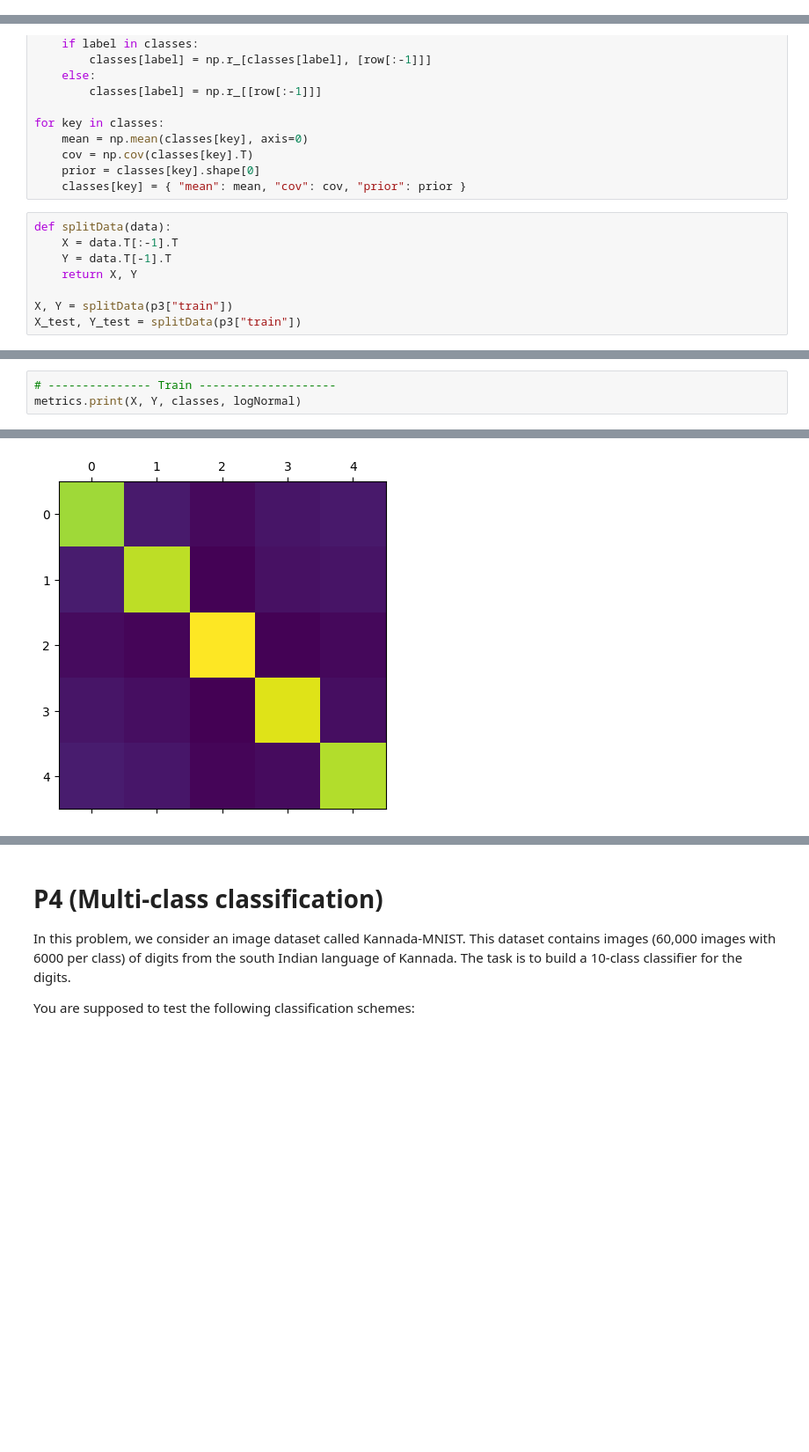
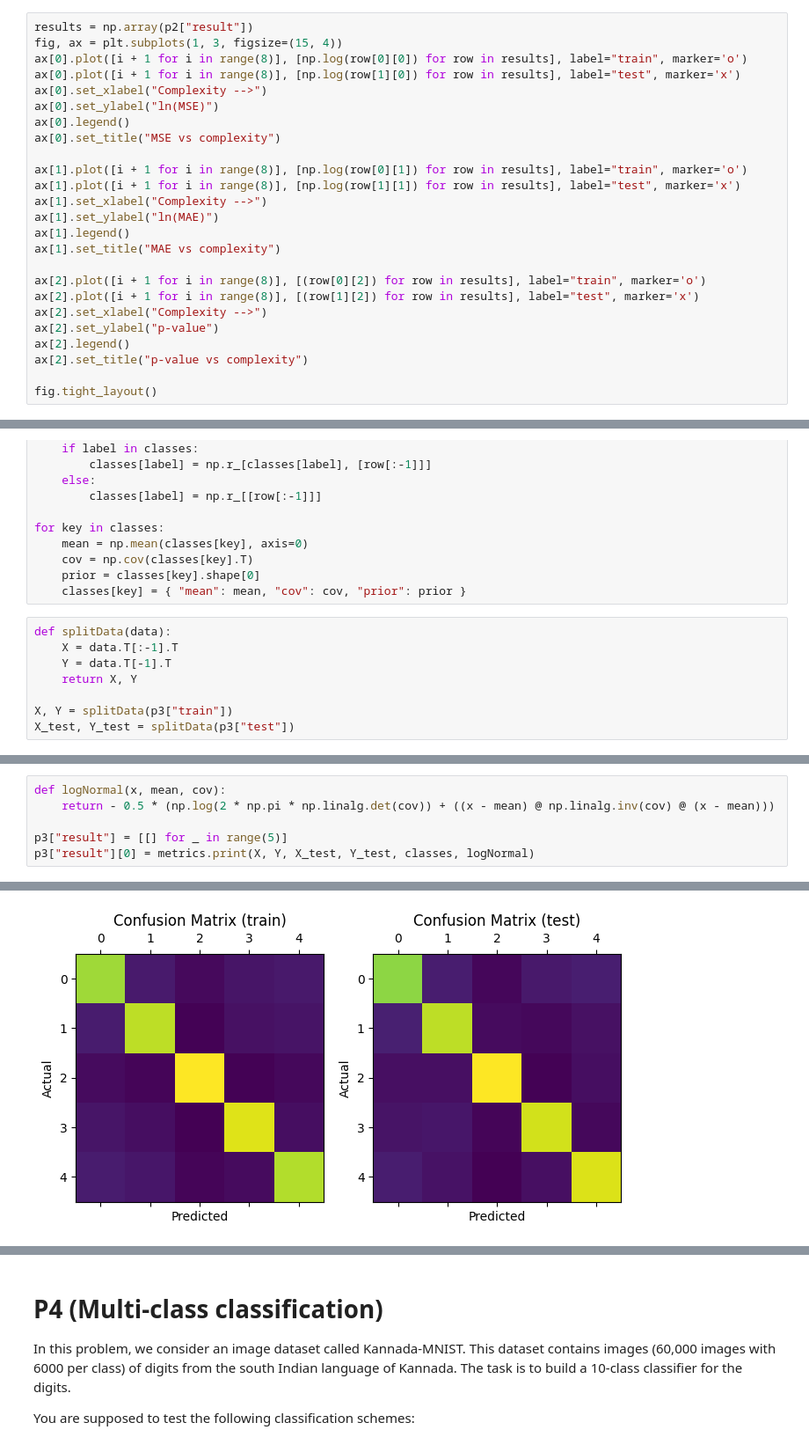
Before and after one commit to lokesh1197/PRNN-2023, a Jupyter notebook: solution.ipynb, the cells around one changed output, grey strips where cells are left out. Shown: that part at 88% size. Drawn from its saved outputs; the diff is of its cells as text; blank space fills up the shorter version.

Commit message:
p4: data handle and naive bayes

```diff
--- a/solution.ipynb
+++ b/solution.ipynb
@@ -254,0 +270,25 @@ $h_3(x) = h_2(h_2(h_2(x)))$
+# %%
+results = np.array(p2["result"])
+fig, ax = plt.subplots(1, 3, figsize=(15, 4))
+ax[0].plot([i + 1 for i in range(8)], [np.log(row[0][0]) for row in results], label="train", marker='o')
+ax[0].plot([i + 1 for i in range(8)], [np.log(row[1][0]) for row in results], label="test", marker='x')
+ax[0].set_xlabel("Complexity -->")
+ax[0].set_ylabel("ln(MSE)")
+ax[0].legend()
+ax[0].set_title("MSE vs complexity")
+
+ax[1].plot([i + 1 for i in range(8)], [np.log(row[0][1]) for row in results], label="train", marker='o')
+ax[1].plot([i + 1 for i in range(8)], [np.log(row[1][1]) for row in results], label="test", marker='x')
+ax[1].set_xlabel("Complexity -->")
+ax[1].set_ylabel("ln(MAE)")
+ax[1].legend()
+ax[1].set_title("MAE vs complexity")
+
+ax[2].plot([i + 1 for i in range(8)], [(row[0][2]) for row in results], label="train", marker='o')
+ax[2].plot([i + 1 for i in range(8)], [(row[1][2]) for row in results], label="test", marker='x')
+ax[2].set_xlabel("Complexity -->")
+ax[2].set_ylabel("p-value")
+ax[2].legend()
+ax[2].set_title("p-value vs complexity")
+
+fig.tight_layout()
@@ -363,5 +409,5 @@ def splitData(data):
     return X, Y
 
 X, Y = splitData(p3["train"])
-X_test, Y_test = splitData(p3["train"])
+X_test, Y_test = splitData(p3["test"])
 # %% [markdown]
@@ -369,4 +415,7 @@ X_test, Y_test = splitData(p3["train"])
 # %%
-# --------------- Train --------------------
-metrics.print(X, Y, classes, logNormal)
+def logNormal(x, mean, cov):
+    return - 0.5 * (np.log(2 * np.pi * np.linalg.det(cov)) + ((x - mean) @ np.linalg.inv(cov) @ (x - mean)))
+
+p3["result"] = [[] for _ in range(5)]
+p3["result"][0] = metrics.print(X, Y, X_test, Y_test, classes, logNormal)
 # %% [output]
@@ -376 +428 @@ Confusion Matrix        :
-[figure, old version]
+[figure, new version]
```
Also changed, not shown: parts of 40 cells of this notebook.
